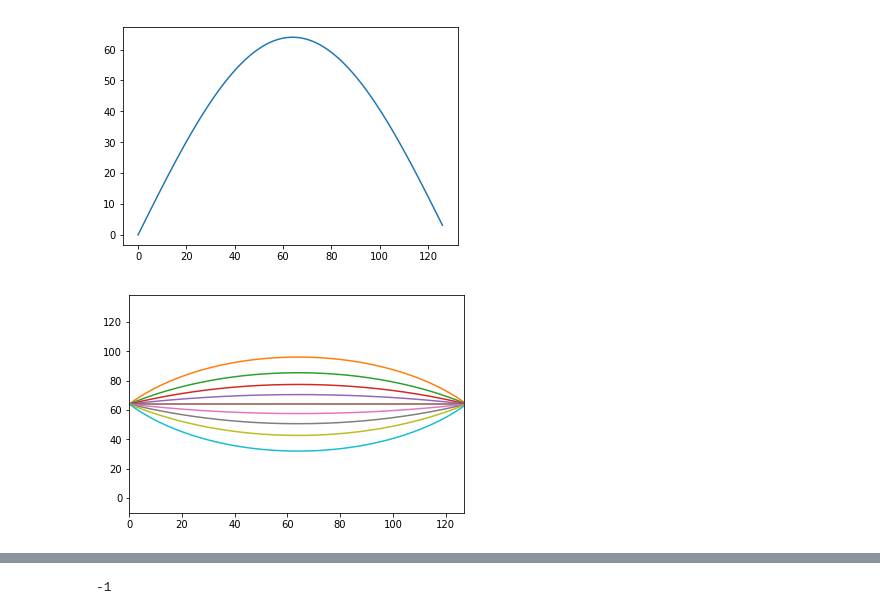
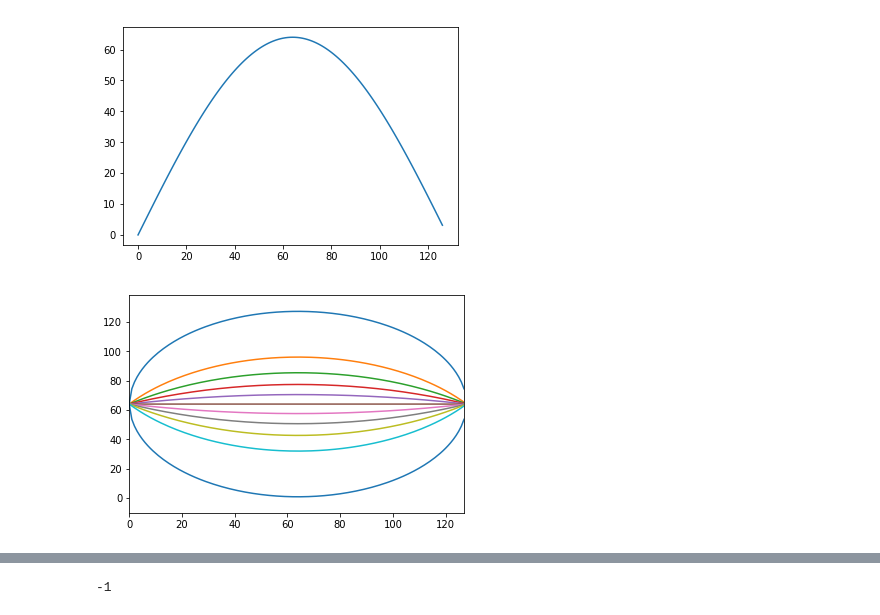
Before and after one commit to drmattyg/happiness, a Jupyter notebook: happiness.ipynb, the cells around one changed output, grey strips where cells are left out. Saved outputs shown, nothing was run; the diff lists cells and outputs as text; code cells hidden in the pictures.

```diff
--- a/happiness.ipynb
+++ b/happiness.ipynb
@@ -30,7 +30,7 @@ happiness(1)
 [figure]
 # %%
 def happy_circle(v):
-    v =  0.0001
+    v = v - np.sign(v)*0.0001
     r = (w/2)/np.abs(v)
     x = np.arange(0, w, 1)
     d = 0.5*np.sqrt(4*r**2 - (w**2))
@@ -41,7 +41,7 @@ def happy_circle(v):
     plt.ylim(-10, h + 10)
     plt.plot(x, y)
 # %%
-for v in np.arange(-1.0, 1.0, 0.2):
+for v in np.arange(-1.0, 1.2, 0.2):
     happy_circle(v)
 # %% [output]
-[figure, old version]
+[figure, new version]
```
Also changed, not shown: parts of 5 cells of this notebook.
